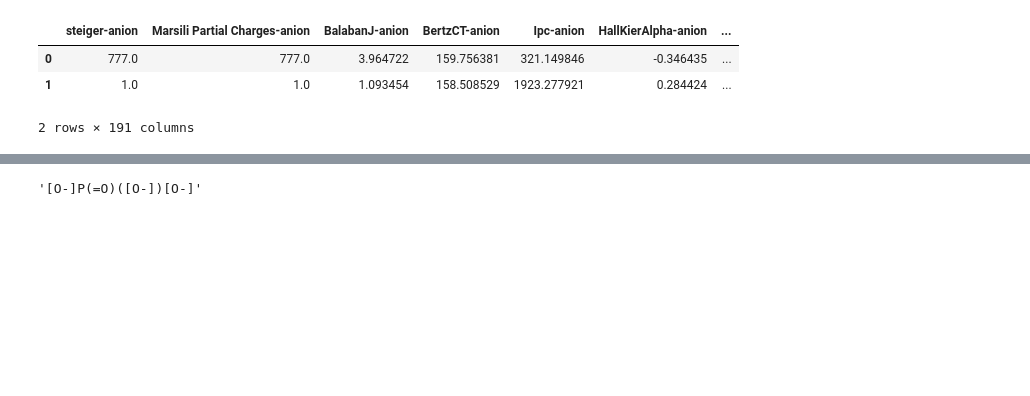
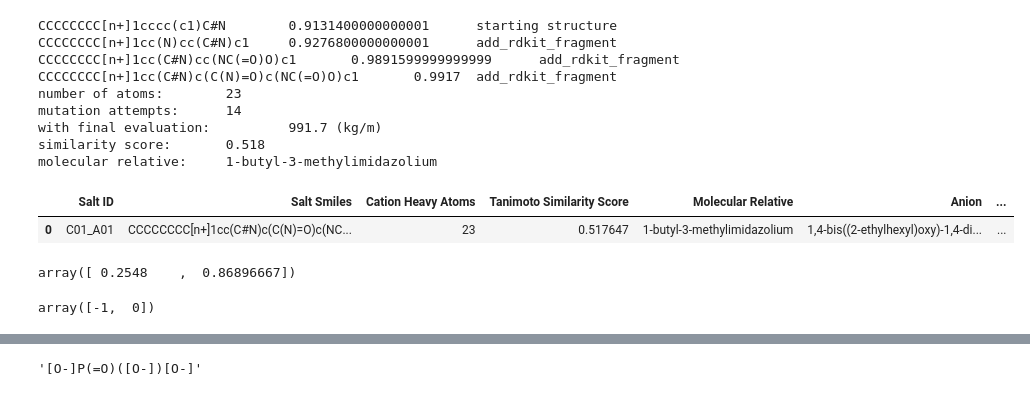
Before and after one commit to wesleybeckner/gains, a Jupyter notebook: scripts/gains_prototype.ipynb, the cells around one changed output, grey strips where cells are left out. Drawn from its saved outputs; the diff is of its cells as text; code cells hidden in the pictures; blank space fills up the shorter version.

Commit message:
now using multi output regres models

```diff
--- a/scripts/gains_prototype.ipynb
+++ b/scripts/gains_prototype.ipynb
@@ -110,10 +110,10 @@ def get_fitness(anion, genes, target, model_ID):
             print("unknown descriptor in list: %s" % item)
     features_normalized = (feature_vector - deslist.iloc[0].values) /\
         deslist.iloc[1].values
-    prediction = np.round(exp(model.predict(np.array(features_normalized).
+    prediction = np.round(np.exp(model.predict(np.array(features_normalized).
                           reshape(1, -1))[0]), decimals=2)
     error = abs((prediction - target) / target)
-
+    error = np.average(error)
     return 1 - error, prediction
 
 
@@ -123,7 +123,7 @@ def show_ion(genes, target, mutation_attempts, sim_score, molecular_relative,
     fitness, mol_property = get_fitness(anion, genes, target, model_ID)
     print("{}\t{}".format("number of atoms: ", mol.GetNumAtoms()))
     print("{}\t{}".format("mutation attempts: ", mutation_attempts))
-    print("with density: \t\t{0:1.2f} (kg/m)".format(mol_property))
+    print("with final evaluation: \t\t{} (kg/m)".format(mol_property))
     print("similarity score:  {0:10.3f}".format(sim_score))
     print("{}\t{}\n".format("molecular relative: ",
           salty.check_name(molecular_relative)))
@@ -194,11 +194,3 @@ def generate_solvent(target, model_ID, heavy_atom_limit=30,
         salts = new
     if not write_file:
         return new
-# %%
-deslist = genetic.load_data("{}_descriptors.csv".format(model_ID))
-deslist
-# %% [output]
-|  | steiger-anion | Marsili Partial Charges-anion | BalabanJ-anion | BertzCT-anion | Ipc-anion | HallKierAlpha-anion | ... |
-| 0 | 777.0 | 777.0 | 3.964722 | 159.756381 | 321.149846 | -0.346435 | ... |
-| 1 | 1.0 | 1.0 | 1.093454 | 158.508529 | 1923.277921 | 0.284424 | ... |
-2 rows × 191 columns
@@ -204,0 +199,14 @@ deslist
+# %%
+generate_solvent(target=[1000], model_ID="density_m3", heavy_atom_limit=60, sim_bounds=[0.4, 1], hits=1)
+# %% [output]
+CCCCCCCC[n+]1cccc(c1)C#N        0.9131400000000001      starting structure
+CCCCCCCC[n+]1cc(N)cc(C#N)c1     0.9276800000000001      add_rdkit_fragment
+CCCCCCCC[n+]1cc(C#N)cc(NC(=O)O)c1       0.9891599999999999      add_rdkit_fragment
+CCCCCCCC[n+]1cc(C#N)c(C(N)=O)c(NC(=O)O)c1       0.9917  add_rdkit_fragment
+number of atoms:        23
+mutation attempts:      14
+with final evaluation:          991.7 (kg/m)
+similarity score:       0.518
+molecular relative:     1-butyl-3-methylimidazolium
+|  | Salt ID | Salt Smiles | Cation Heavy Atoms | Tanimoto Similarity Score | Molecular Relative | Anion | ... |
+| 0 | C01_A01 | CCCCCCCC[n+]1cc(C#N)c(C(N)=O)c(NC... | 23 | 0.517647 | 1-butyl-3-methylimidazolium | 1,4-bis((2-ethylhexyl)oxy)-1,4-di... | ... |
@@ -205 +215,13 @@ deslist
+# %%
+target = np.array([500,600])
+prediction = np.round(np.exp(model.predict(np.array(features_normalized).reshape(1, -1))[0]), decimals=2)
+
+error = abs((prediction - target) / target)
+error
+# %% [output]
+array([ 0.2548    ,  0.86896667])
+# %%
+np.array([5,6]) - np.array([6,6])
+# %% [output]
+array([-1,  0])
 # %%
```
Also changed, not shown: parts of 4 cells of this notebook, 7 other files.
